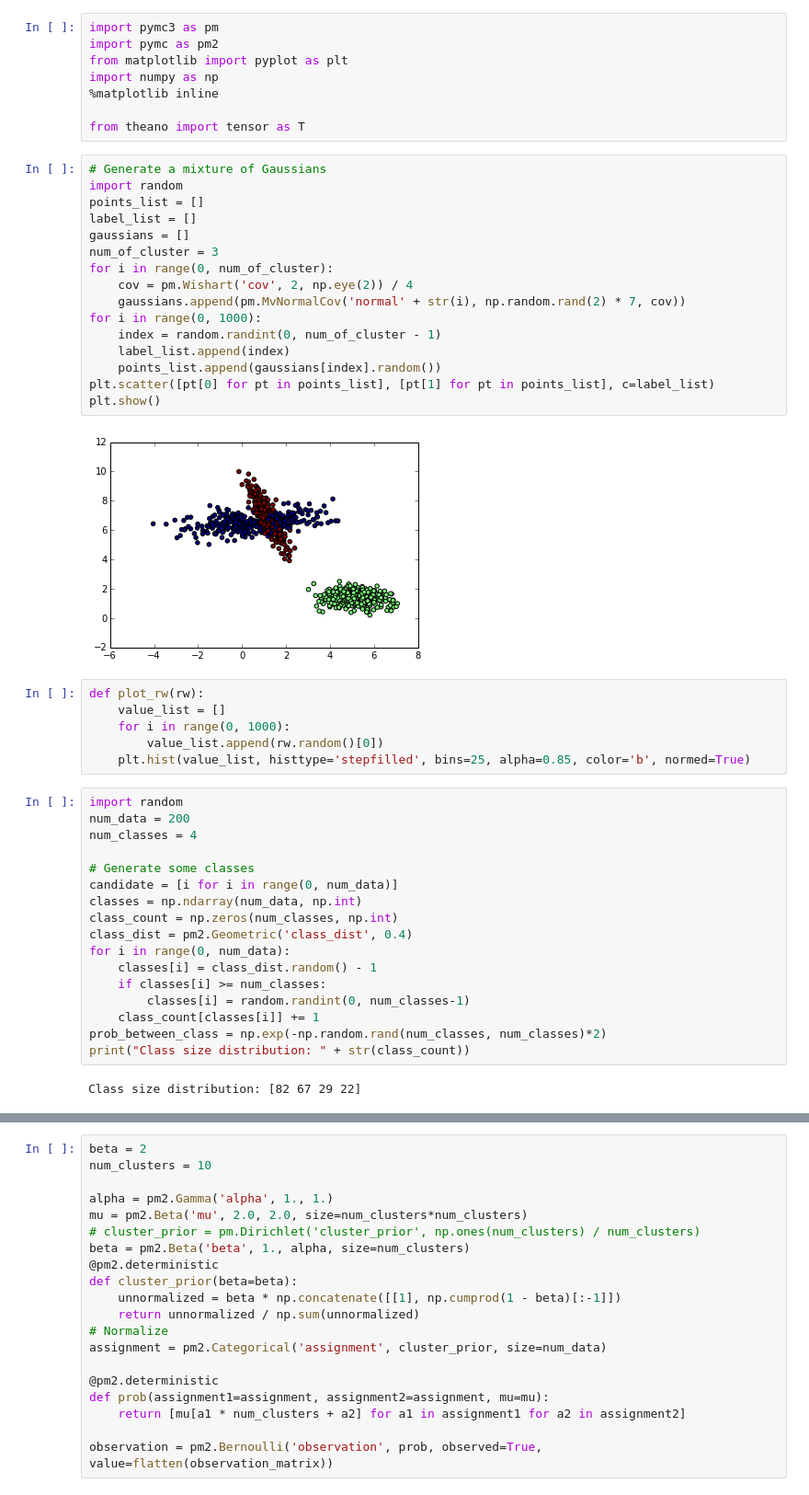
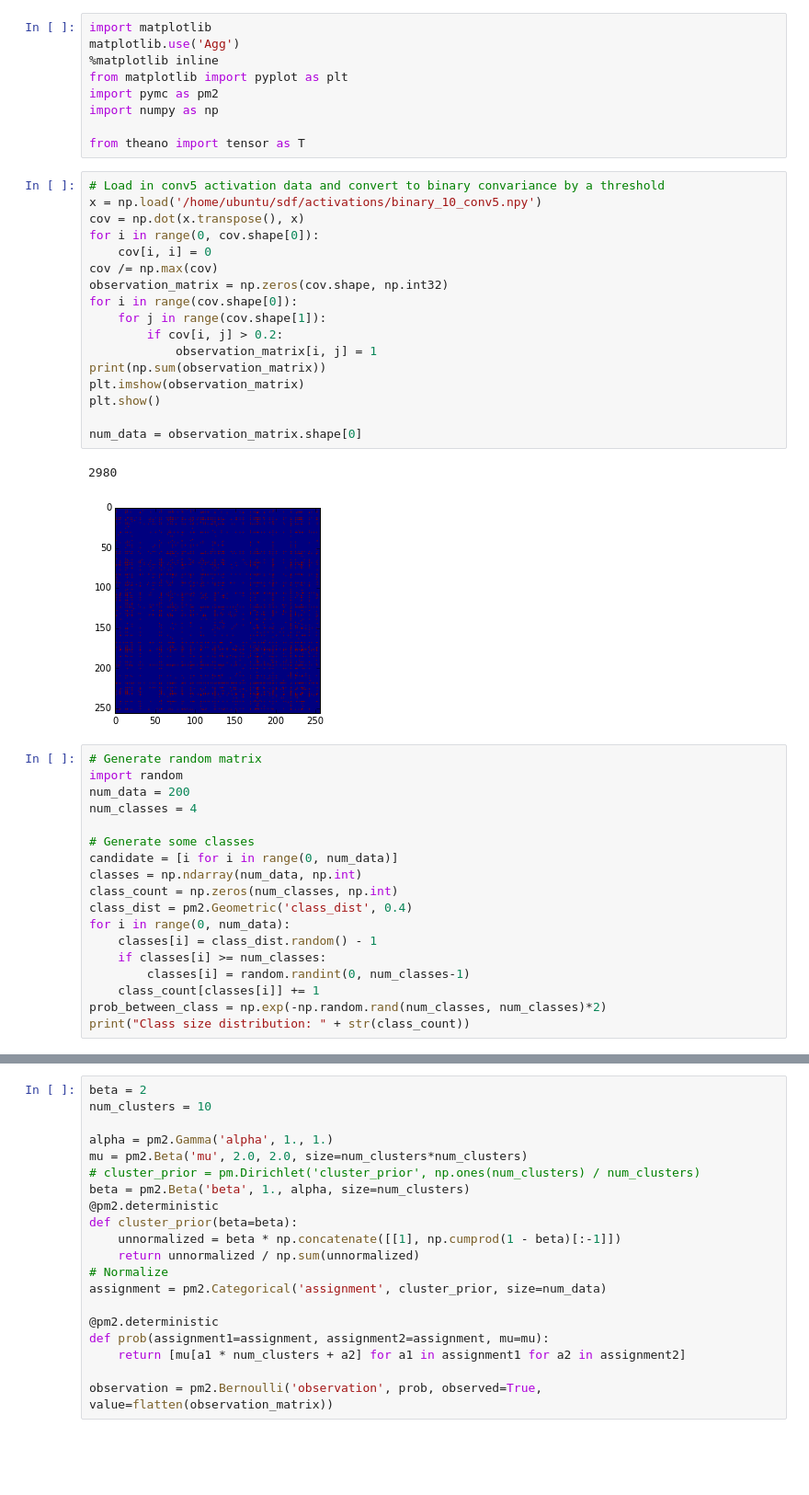
Before and after one commit to ShengjiaZhao/deep-visualization-toolbox, a Jupyter notebook: analyze/RemoteIRM.ipynb, the cells around one changed output, grey strips where cells are left out. Shown: that part at 92% size. Drawn from its saved outputs; the diff is of its cells as text; blank space fills up the shorter version.

```diff
--- a/analyze/RemoteIRM.ipynb
+++ b/analyze/RemoteIRM.ipynb
@@ -1,36 +1,34 @@
 # %%
-import pymc3 as pm
+import matplotlib
+matplotlib.use('Agg')
+%matplotlib inline
+from matplotlib import pyplot as plt
 import pymc as pm2
-from matplotlib import pyplot as plt
 import numpy as np
-%matplotlib inline
 
 from theano import tensor as T
-# %%
-# Generate a mixture of Gaussians
-import random
-points_list = []
-label_list = []
-gaussians = []
-num_of_cluster = 3
-for i in range(0, num_of_cluster):
-    cov = pm.Wishart('cov', 2, np.eye(2)) / 4
-    gaussians.append(pm.MvNormalCov('normal' + str(i), np.random.rand(2) * 7, cov))
-for i in range(0, 1000):
-    index = random.randint(0, num_of_cluster - 1)
-    label_list.append(index)
-    points_list.append(gaussians[index].random())
-plt.scatter([pt[0] for pt in points_list], [pt[1] for pt in points_list], c=label_list)
-plt.show()
-# %% [output]
-[figure, removed]
-# %%
-def plot_rw(rw):
-    value_list = []
-    for i in range(0, 1000):
-        value_list.append(rw.random()[0])
-    plt.hist(value_list, histtype='stepfilled', bins=25, alpha=0.85, color='b', normed=True)
+# %%
+# Load in conv5 activation data and convert to binary convariance by a threshold
+x = np.load('/home/ubuntu/sdf/activations/binary_10_conv5.npy')
+cov = np.dot(x.transpose(), x)
+for i in range(0, cov.shape[0]):
+    cov[i, i] = 0
+cov /= np.max(cov)
+observation_matrix = np.zeros(cov.shape, np.int32)
+for i in range(cov.shape[0]):
+    for j in range(cov.shape[1]):
+        if cov[i, j] > 0.2:
+            observation_matrix[i, j] = 1
+print(np.sum(observation_matrix))
+plt.imshow(observation_matrix)
+plt.show()
+
+num_data = observation_matrix.shape[0]
+# %% [output]
+2980
+[figure, added]
 # %%
+# Generate random matrix
 import random
 num_data = 200
 num_classes = 4
@@ -47,8 +45,6 @@ for i in range(0, num_data):
     class_count[classes[i]] += 1
 prob_between_class = np.exp(-np.random.rand(num_classes, num_classes)*2)
 print("Class size distribution: " + str(class_count))
-# %% [output]
-Class size distribution: [82 67 29 22]
 # %%
 observation_matrix = np.zeros((num_data, num_data), np.int)
 for i in range(0, num_data):
```
Also changed, not shown: parts of 13 cells of this notebook.
